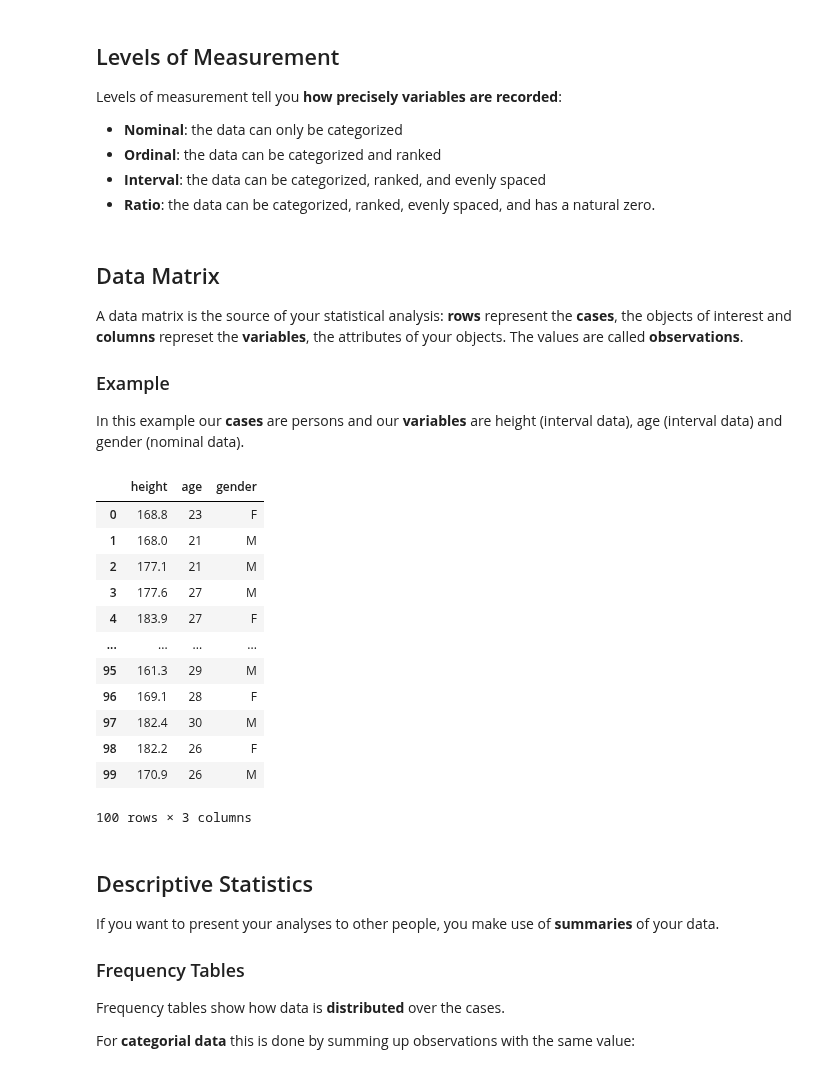
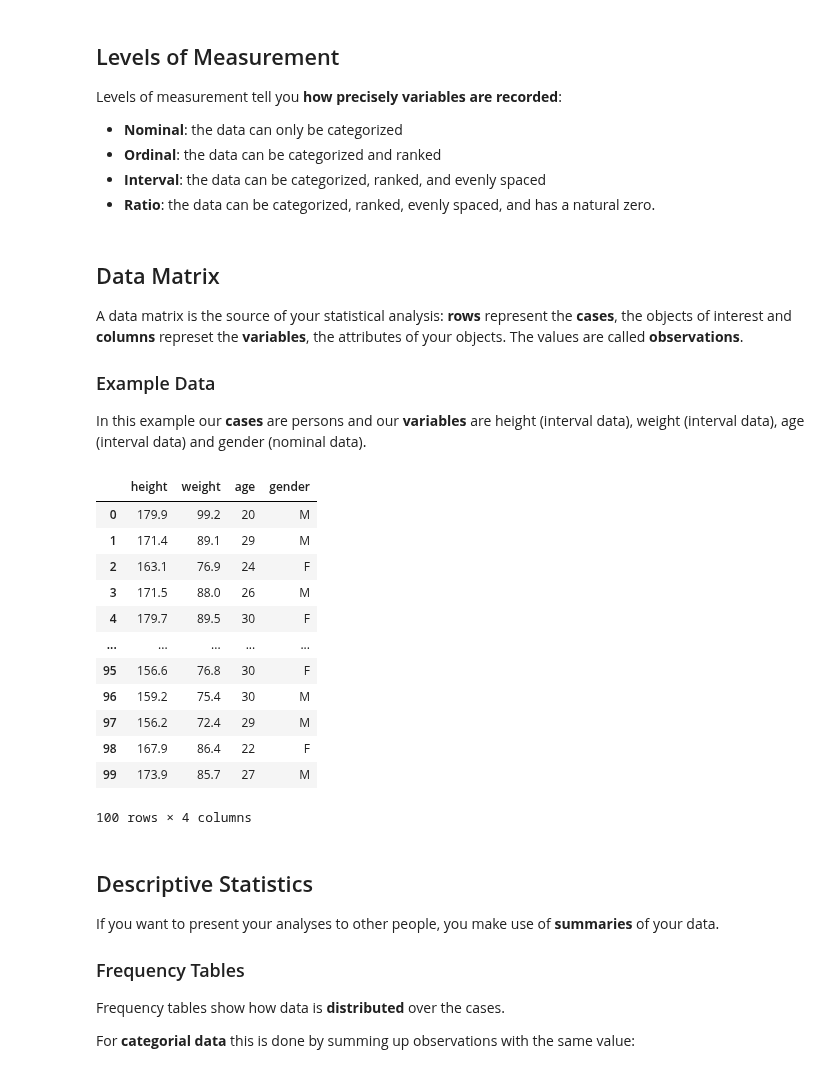
Before and after one commit to thomd/math, a Jupyter notebook: statistics.ipynb, the cells around one changed output. Saved outputs shown, nothing was run; the diff lists cells and outputs as text; code cells hidden in the pictures.

```diff
--- a/statistics.ipynb
+++ b/statistics.ipynb
@@ -32,37 +32,47 @@ Levels of measurement tell you **how precisely variables are recorded**:
 
 A data matrix is the source of your statistical analysis: **rows** represent the **cases**, the objects of interest and **columns** represet the **variables**, the attributes of your objects. The values are called **observations**.
 
-### Example
+### Example Data
 
-In this example our **cases** are persons and our **variables** are height (interval data), age (interval data) and gender (nominal data).
+In this example our **cases** are persons and our **variables** are height (interval data), weight (interval data), age (interval data) and gender (nominal data).
 # %%
 import pandas as pd
 import numpy as np
 import matplotlib.pyplot as plt
 import seaborn as sns
 
 n = 100
-data = {
-    'height': np.round(np.random.normal(170, 10, n), decimals=1),                # normal distribution with of 170 and a width of 10
-    'age': np.random.randint(20, 31, n),                                         # discrete uniform distribution
-    'gender': ['M' if x == 0 else 'F' for x in np.random.randint(0, 2, n)],      # discrete uniform distribution
-}
-df = pd.DataFrame(data)
+
+var_height = 10 ** 2           # variance of 'height'
+mean_height = 170
+
+var_weight = 8 ** 2            # variance of 'weight'
+mean_weight = 85
+
+cov = 72                       # covaraince between 'height' and 'weight'
+cov_matrix = [[var1, cov],
+              [cov, var2]]
+
+df = pd.DataFrame(np.round(np.random.multivariate_normal([mean_height, mean_weight], cov_matrix, n), decimals=1), columns=['height', 'weight'])
+
+df['age'] = np.random.randint(20, 31, n)                                          # discrete uniform distribution
+df['gender'] = ['M' if x == 0 else 'F' for x in np.random.randint(0, 2, n)]       # discrete uniform distribution
+
 df
 # %% [output]
-|  | height | age | gender |
-| 0 | 168.8 | 23 | F |
-| 1 | 168.0 | 21 | M |
-| 2 | 177.1 | 21 | M |
-| 3 | 177.6 | 27 | M |
-| 4 | 183.9 | 27 | F |
-| ... | ... | ... | ... |
-| 95 | 161.3 | 29 | M |
-| 96 | 169.1 | 28 | F |
-| 97 | 182.4 | 30 | M |
-| 98 | 182.2 | 26 | F |
-| 99 | 170.9 | 26 | M |
+|  | height | weight | age | gender |
+| 0 | 179.9 | 99.2 | 20 | M |
+| 1 | 171.4 | 89.1 | 29 | M |
+| 2 | 163.1 | 76.9 | 24 | F |
+| 3 | 171.5 | 88.0 | 26 | M |
+| 4 | 179.7 | 89.5 | 30 | F |
+| ... | ... | ... | ... | ... |
+| 95 | 156.6 | 76.8 | 30 | F |
+| 96 | 159.2 | 75.4 | 30 | M |
+| 97 | 156.2 | 72.4 | 29 | M |
+| 98 | 167.9 | 86.4 | 22 | F |
+| 99 | 173.9 | 85.7 | 27 | M |
-100 rows × 3 columns
+100 rows × 4 columns
 # %% [markdown]
 ## Descriptive Statistics
 
```
Also changed, not shown: parts of 23 cells of this notebook.
